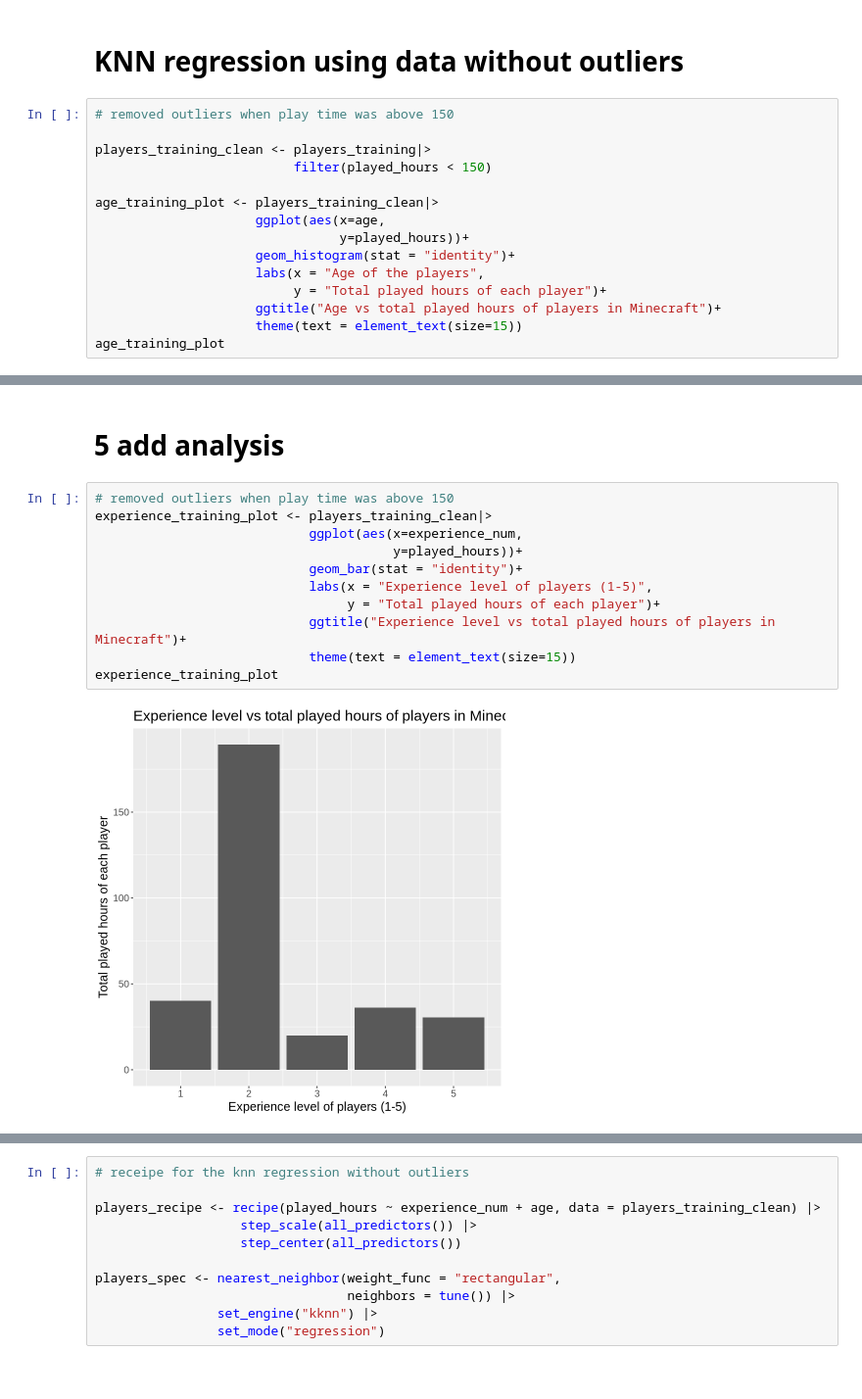
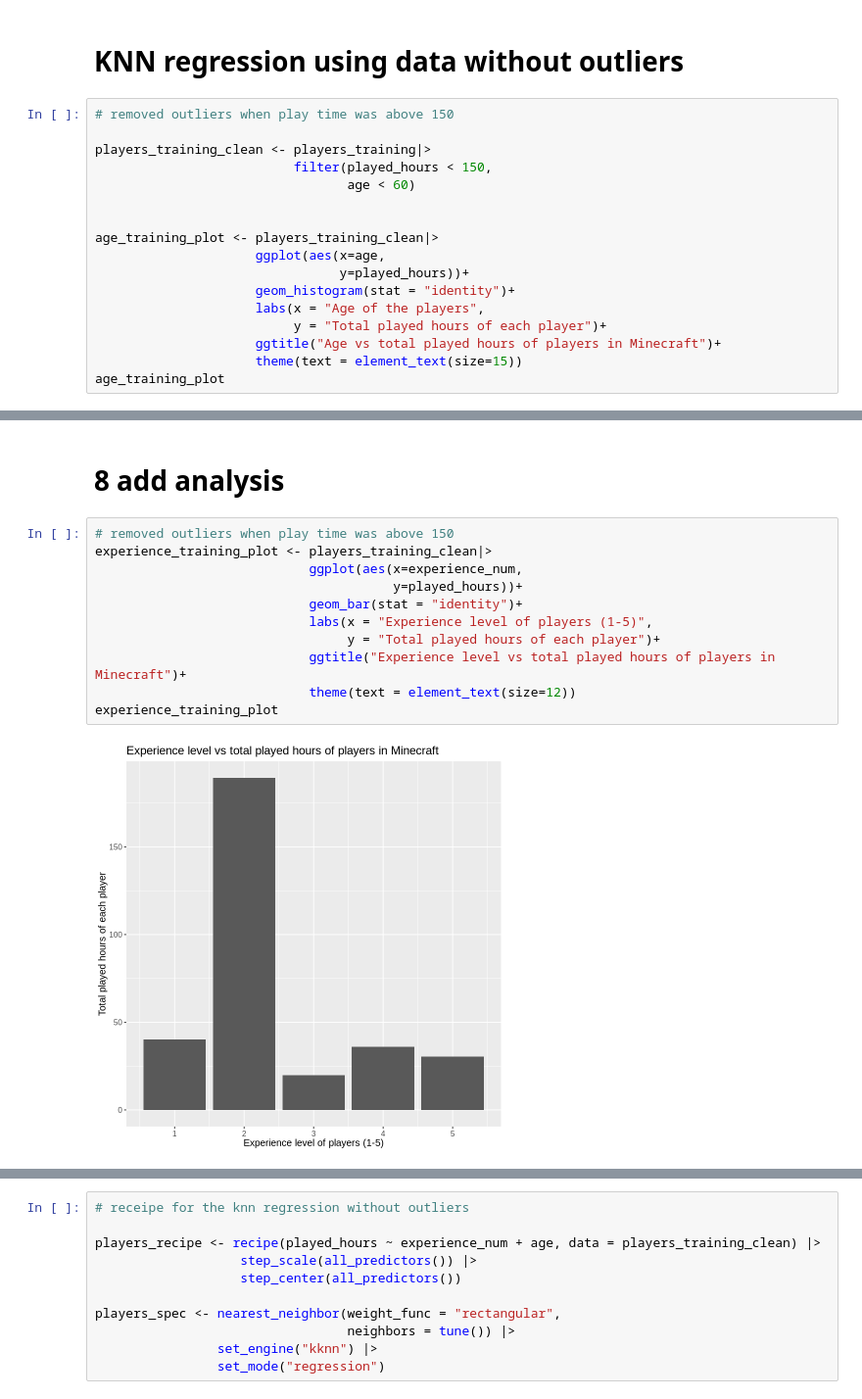
Before and after one commit to janeymhe/dsci-100-project, a Jupyter notebook: final_project.ipynb, the cells around one changed output, grey strips where cells are left out. Shown at 98% size. Saved outputs shown, nothing was run; the diff lists cells and outputs as text.

Commit message:
Filtered for age

```diff
--- a/final_project.ipynb
+++ b/final_project.ipynb
@@ -184,7 +192,9 @@ A tibble: 1 × 3
 # removed outliers when play time was above 150
 
 players_training_clean <- players_training|>
-                          filter(played_hours < 150)
+                          filter(played_hours < 150,
+                                 age < 60)
+
 
 age_training_plot <- players_training_clean|>
                      ggplot(aes(x=age,
@@ -202,15 +212,15 @@ Warning message in geom_histogram(stat = "identity"):
 # %% [markdown]
-# 5 add analysis
+# 8 add analysis
 # %%
 # removed outliers when play time was above 150
 experience_training_plot <- players_training_clean|>
                             ggplot(aes(x=experience_num,
                                        y=played_hours))+
                             geom_bar(stat = "identity")+
                             labs(x = "Experience level of players (1-5)",
                                  y = "Total played hours of each player")+
                             ggtitle("Experience level vs total played hours of players in Minecraft")+
-                            theme(text = element_text(size=15))
+                            theme(text = element_text(size=12))
 experience_training_plot
 # %% [output]
-[figure, old version]
+[figure, new version]
```
Also changed, not shown: parts of 13 cells of this notebook.
